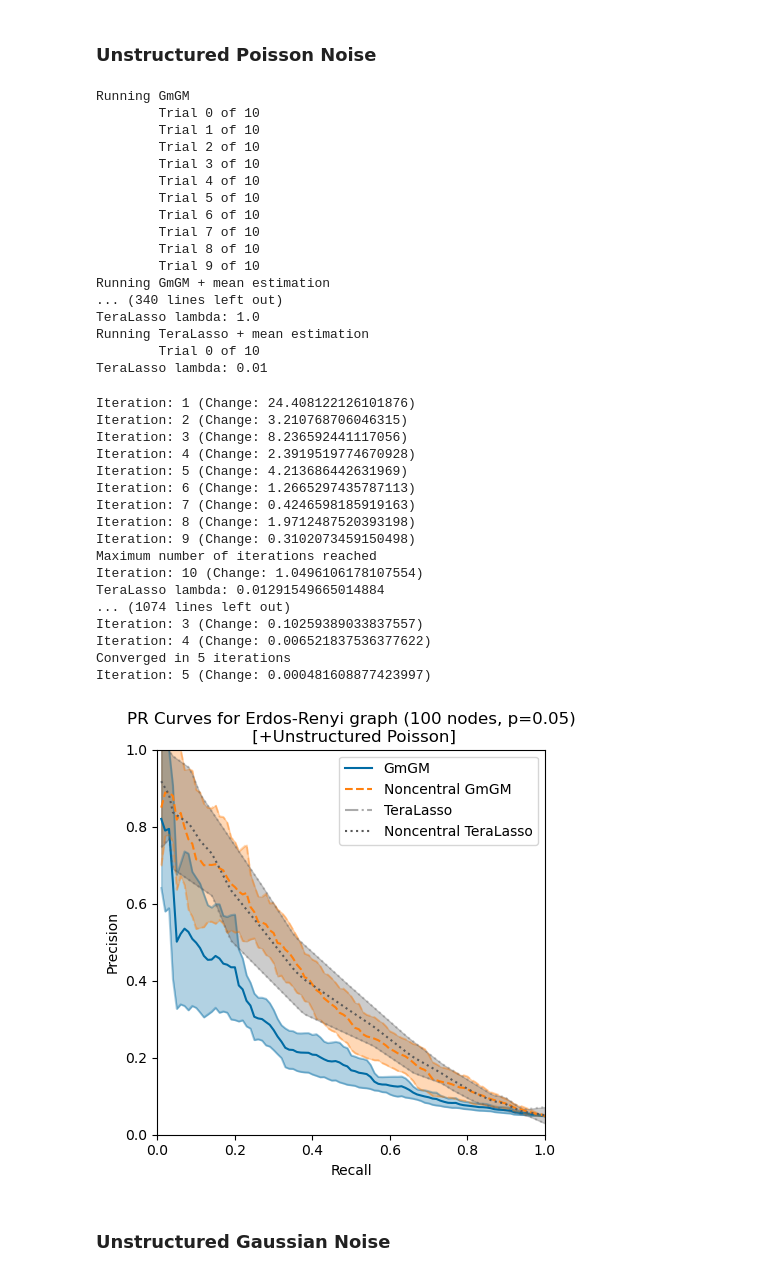
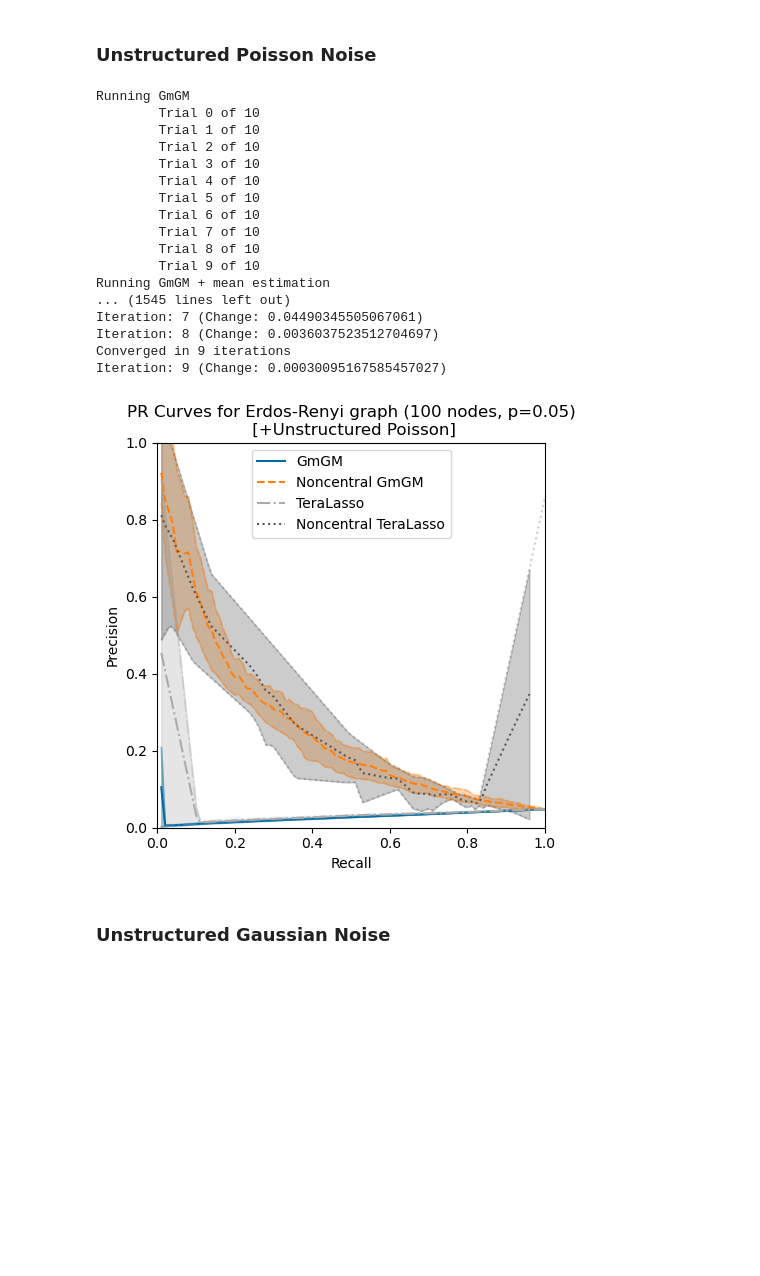
Before and after one commit to BaileyAndrew/Noncentral-KS-Normal, a Jupyter notebook: synthetic-data-test-er.ipynb, the cells around one changed output. Drawn from its saved outputs; the diff is of its cells as text; code cells hidden in the pictures; blank space fills up the shorter version.

```diff
--- a/synthetic-data-test-er.ipynb
+++ b/synthetic-data-test-er.ipynb
@@ -610,55 +610,39 @@ Iteration: 6 (Change: 0.0007192518740031134)
 # %%
 # Create a random graph
 num_nodes = 100
 graph = ig.Graph.Erdos_Renyi(n=num_nodes, p=0.05)
 
 def total_offset(x):
-    x = x + np.random.poisson(10, x.shape) / 100
+    # Variance ~ 0.05
+    x = x + np.random.poisson(10, x.shape) / 14
     return x
 
 fig, axs = precision_test(
     num_nodes,
     graph,
     total_offset,
     title="+Unstructured Poisson"
 )
 fig.savefig('./out-figs/synthetic/unstructured-poisson-offset-er.pdf', bbox_inches="tight")
 # %% [output]
 Running GmGM
         Trial 0 of 10
         Trial 1 of 10
         Trial 2 of 10
         Trial 3 of 10
         Trial 4 of 10
         Trial 5 of 10
         Trial 6 of 10
         Trial 7 of 10
         Trial 8 of 10
         Trial 9 of 10
 Running GmGM + mean estimation
-... (340 lines left out)
-TeraLasso lambda: 1.0
-Running TeraLasso + mean estimation
-        Trial 0 of 10
-TeraLasso lambda: 0.01
+... (1545 lines left out)
+Iteration: 7 (Change: 0.04490345505067061)
+Iteration: 8 (Change: 0.0036037523512704697)
+Converged in 9 iterations
+Iteration: 9 (Change: 0.00030095167585457027)
-Iteration: 1 (Change: 24.408122126101876)
-Iteration: 2 (Change: 3.210768706046315)
-Iteration: 3 (Change: 8.236592441117056)
-Iteration: 4 (Change: 2.3919519774670928)
-Iteration: 5 (Change: 4.213686442631969)
-Iteration: 6 (Change: 1.2665297435787113)
-Iteration: 7 (Change: 0.4246598185919163)
-Iteration: 8 (Change: 1.9712487520393198)
-Iteration: 9 (Change: 0.3102073459150498)
-Maximum number of iterations reached
-Iteration: 10 (Change: 1.0496106178107554)
-TeraLasso lambda: 0.01291549665014884
-... (1074 lines left out)
-Iteration: 3 (Change: 0.10259389033837557)
-Iteration: 4 (Change: 0.006521837536377622)
-Converged in 5 iterations
-Iteration: 5 (Change: 0.000481608877423997)
-[figure, old version]
+[figure, new version]
 # %% [markdown]
 ### Unstructured Gaussian Noise
 # %%
```
Also changed, not shown: parts of 1 cell of this notebook, 5 other files.
